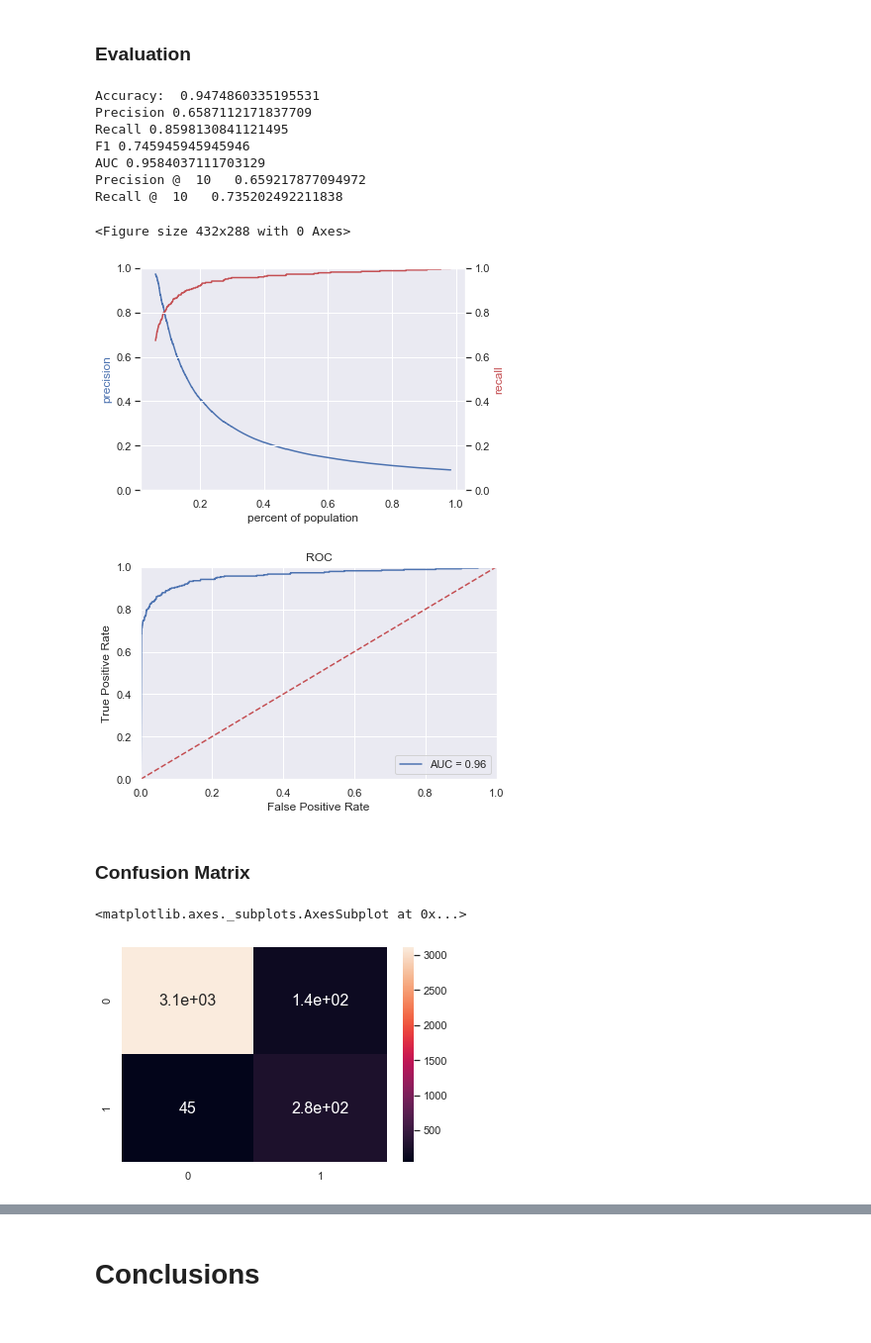
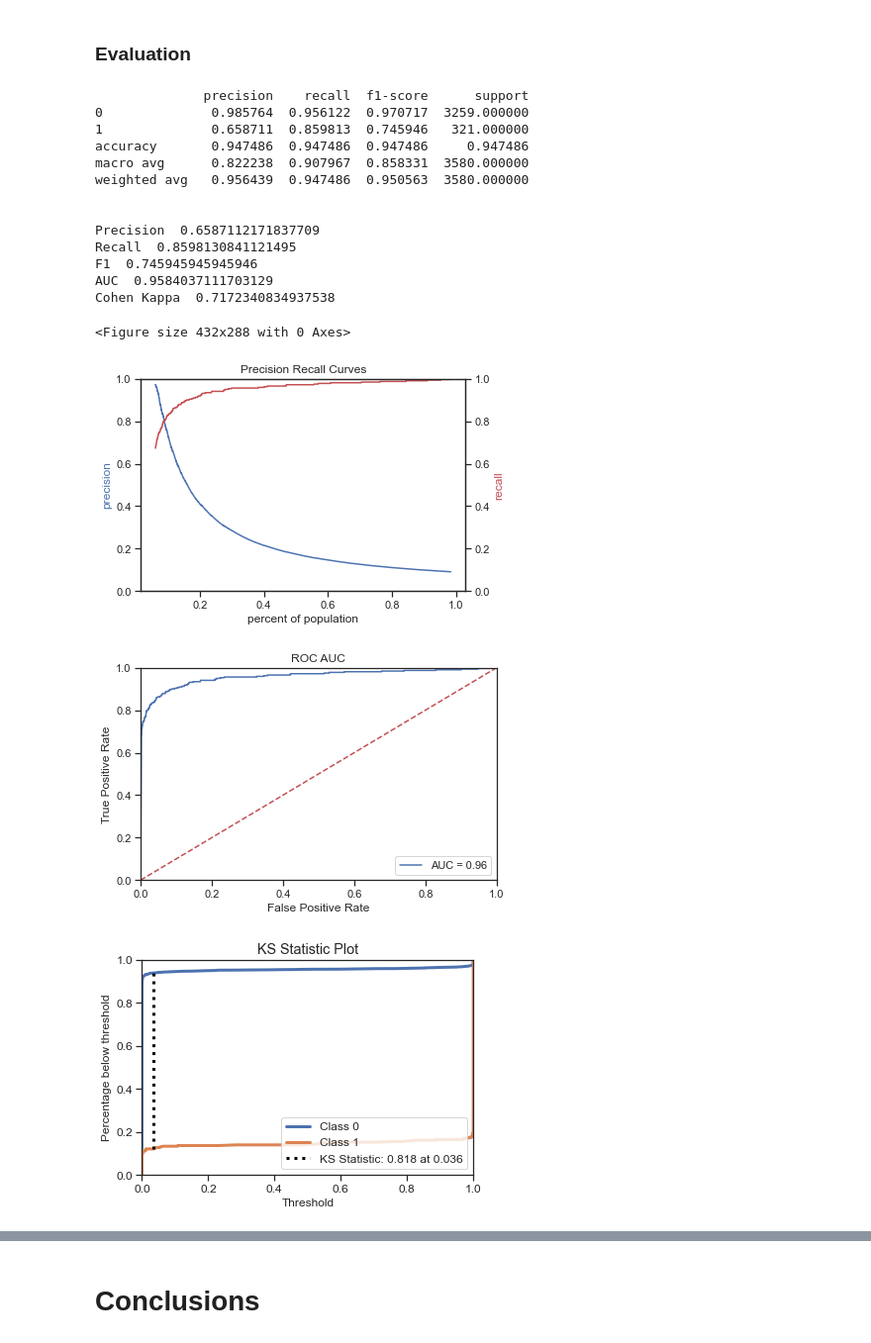
Before and after one commit to rutujagurav/Binary-Classification-Predicting-a-pulsar-star, a Jupyter notebook: PulsarStar_v1-extended.ipynb, the cells around one changed output, grey strips where cells are left out. Shown at 99% size. Cells and saved outputs as stored; diff of their text form; code cells hidden in the pictures.

```diff
--- a/PulsarStar_v1-extended.ipynb
+++ b/PulsarStar_v1-extended.ipynb
@@ -432,33 +501,43 @@ clf_nb.fit(X_train_sm, y_train_sm)
 GaussianNB(priors=None, var_smoothing=1e-09)
 # %% [markdown]
 ### Evaluation
-# %%
-accuracy = clf_nb.score(X_test, y_test)
-print("Accuracy: ", accuracy)
-y_pred = clf_nb.predict_proba(X_test)[:, 1]
-k = 10
-print_metrics(y_test,y_pred,k)
-plot_PR_curve(y_test, y_pred)
-plot_ROC_curve(y_test, y_pred)
-# %% [output]
-Accuracy:  0.9474860335195531
-Precision 0.6587112171837709
-Recall 0.8598130841121495
-F1 0.745945945945946
-AUC 0.9584037111703129
-Precision @  10   0.659217877094972
-Recall @  10   0.735202492211838
-<Figure size 432x288 with 0 Axes>
-[figure, removed]
-[figure, removed]
-# %% [markdown]
-### Confusion Matrix
-# %%
-from sklearn.metrics import confusion_matrix
-actual_label = y_test
-predicted_label = (y_pred>0.5).astype(int)
-cm = metrics.confusion_matrix(actual_label,predicted_label)
-sns.heatmap(cm, annot=True, annot_kws = {"size": 16})
-# %% [output]
-<matplotlib.axes._subplots.AxesSubplot at 0x...>
-[figure, removed]
+# %%
+clf = clf_nb
+from sklearn.metrics import classification_report
+y_pred = clf.predict_proba(X_test)[:, 1]
+report = classification_report(y_test, y_pred.round(), target_names=clf_dt.classes_, output_dict=True)
+report_df = pd.DataFrame(report).transpose()
+print(report_df)
+print('\n')
+k = 10
+print_metrics(y_test,y_pred,k)
+print('\n')
+plot_PR_curve(y_test, y_pred)
+print('\n')
+plot_ROC_curve(y_test, y_pred)
+print('\n')
+plot_ks_stat(y_test,clf.predict_proba(X_test))
+print('\n')
+plot_lift_curve(y_test,clf.predict_proba(X_test))
+print('\n')
+plot_pr_curve(y_test,clf.predict_proba(X_test))
+print('\n')
+plot_confusion_matrix(y_test, y_pred)
+# %% [output]
+              precision    recall  f1-score      support
+0              0.985764  0.956122  0.970717  3259.000000
+1              0.658711  0.859813  0.745946   321.000000
+accuracy       0.947486  0.947486  0.947486     0.947486
+macro avg      0.822238  0.907967  0.858331  3580.000000
+weighted avg   0.956439  0.947486  0.950563  3580.000000
+
+
+Precision  0.6587112171837709
+Recall  0.8598130841121495
+F1  0.745945945945946
+AUC  0.9584037111703129
+Cohen Kappa  0.7172340834937538
+<Figure size 432x288 with 0 Axes>
+[figure, added]
+[figure, added]
+[figure, added]
```
Also changed, not shown: parts of 21 cells of this notebook.
